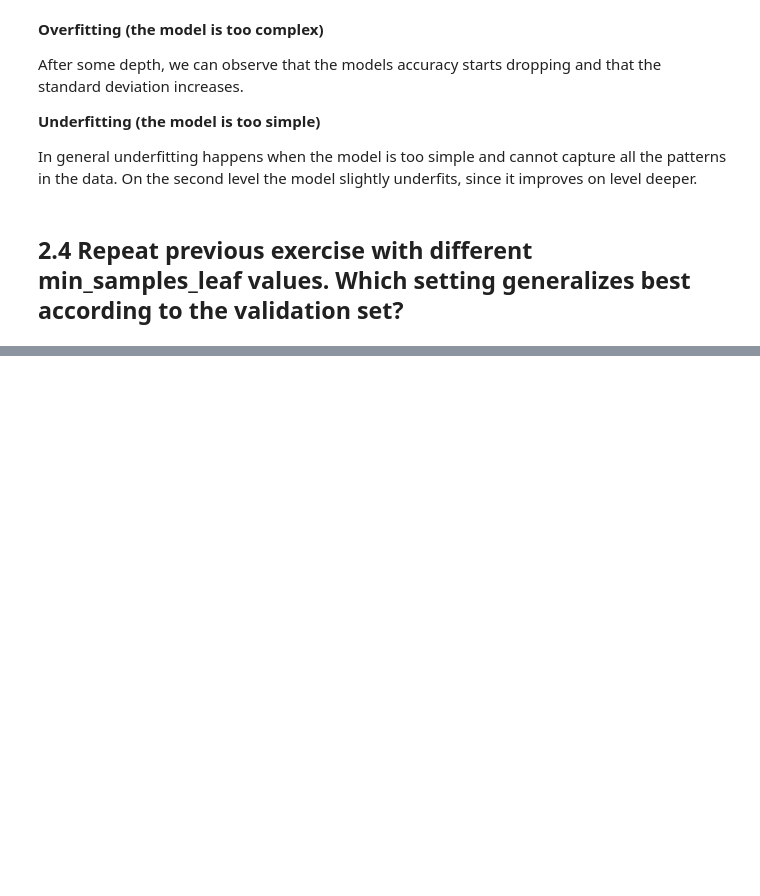
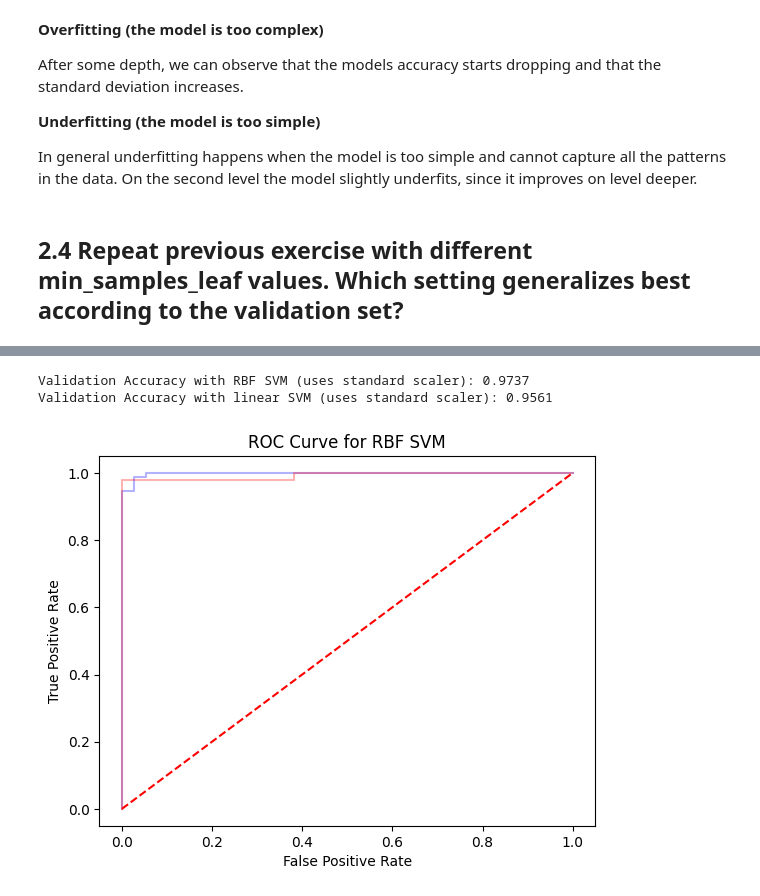
Before and after one commit to arthurBorger/machine_learning, a Jupyter notebook: assignment_2/exercise.ipynb, the cells around one changed output, grey strips where cells are left out. Saved outputs shown, nothing was run; the diff lists cells and outputs as text; code cells hidden in the pictures; blank space fills up the shorter version.

```diff
--- a/assignment_2/exercise.ipynb
+++ b/assignment_2/exercise.ipynb
@@ -260,0 +389,43 @@ Best min_samples_leaf based on cross-validation: 2
+# %%
+# Train an Radial Basis Function (RBF) kernel SVM. Compare its performance to the linear kernel using validation accuracy. Plot ROC for these models.
+from sklearn import svm
+import matplotlib.pyplot as plt
+
+
+rbf_model = Pipeline([
+    ('scaler', StandardScaler()),
+    ('clf', svm.SVC(kernel='rbf', probability=True, random_state=42)),
+])
+
+# Fit on training and evaluate on validation set
+rbf_model.fit(X_train, y_train)
+y_val_pred = rbf_model.predict(X_val)
+val_accuracy_rbf = accuracy_score(y_val, y_val_pred)
+
+# Accuracy means and standard deviation across folds
+kf = KFold(n_splits=5, shuffle=True, random_state=42)
+cv_scores_rbf_svm = cross_val_score(rbf_model, X_train, y_train, cv=kf, scoring="accuracy")
+
+print(f"Validation Accuracy with RBF SVM (uses standard scaler): {val_accuracy_rbf:.4f}")
+# Linear SVM for comparison
+print(f"Validation Accuracy with linear SVM (uses standard scaler): {val_accuracy_linear:.4f}")
+
+# Plot ROC curve for RBF SVM
+y_val_prob = rbf_model.predict_proba(X_val)[:, 1]
+plt.figure()
+fpr, tpr, _ = roc_curve(y_val, y_val_prob)
+
+# Blue for RBF SVM, red for linear SVM
+plt.plot(fpr, tpr, color='blue', alpha=0.3)
+plt.plot(linear_fpr, linear_tpr, color='red', alpha=0.3)
+
+# Random classifier line
+plt.plot([0, 1], [0, 1], color='red', linestyle='--')
+plt.title("ROC Curve for RBF SVM")
+plt.xlabel("False Positive Rate")
+plt.ylabel("True Positive Rate")
+plt.show()
+# %% [output]
+Validation Accuracy with RBF SVM (uses standard scaler): 0.9737
+Validation Accuracy with linear SVM (uses standard scaler): 0.9561
+[figure, added]
```
Also changed, not shown: parts of 35 cells of this notebook, 2 other files.
